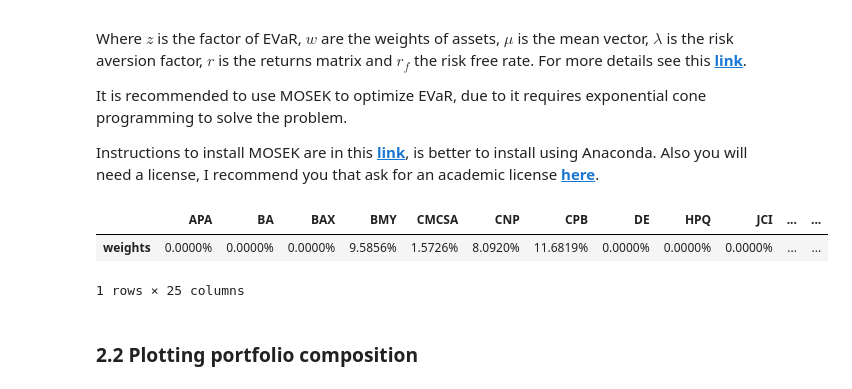
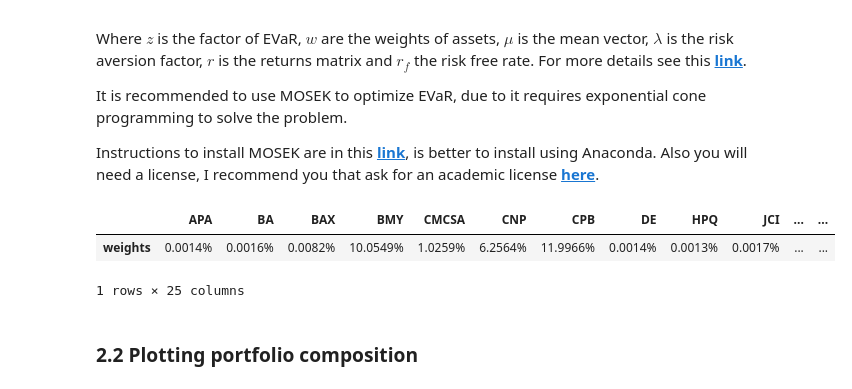
Before and after one commit to japan-d2/Riskfolio-Lib, a Jupyter notebook: examples/Tutorial 15 - Mean Entropic Value at Risk (EVaR) Optimization.ipynb, the cells around one changed output. Drawn from its saved outputs; the diff is of its cells as text; code cells hidden in the pictures.

```diff
--- a/examples/Tutorial 15 - Mean Entropic Value at Risk (EVaR) Optimization.ipynb
+++ b/examples/Tutorial 15 - Mean Entropic Value at Risk (EVaR) Optimization.ipynb
@@ -98,35 +98,35 @@ import riskfolio as rp
 
 # Building the portfolio object
 port = rp.Portfolio(returns=Y)
 
 # Calculating optimum portfolio
 
 # Select method and estimate input parameters:
 
 method_mu='hist' # Method to estimate expected returns based on historical data.
 method_cov='hist' # Method to estimate covariance matrix based on historical data.
 
 port.assets_stats(method_mu=method_mu, method_cov=method_cov, d=0.94)
 
 # Estimate optimal portfolio:
 
 # port.solvers = ['MOSEK'] # It is recommended to use mosek when optimizing EVaR
 port.alpha = 0.05 # Significance level for CVaR, EVaR y CDaR
 model='Classic' # Could be Classic (historical), BL (Black Litterman) or FM (Factor Model)
 rm = 'EVaR' # Risk measure used, this time will be EVaR
 # obj = 'Sharpe' # Objective function, could be MinRisk, MaxRet, Utility or Sharpe
 obj = 'Double_Utility' # Objective function, could be MinRisk, MaxRet, Utility or Sharpe
 hist = True # Use historical scenarios for risk measures that depend on scenarios
 rf = 0 # Risk free rate
 l = 0 # Risk aversion factor, only useful when obj is 'Utility'
 
 # w = port.optimization(model=model, rm=rm, obj=obj, rf=rf, l=l, hist=hist)
-w = port.optimization(model=model, rm=rm, obj=obj, rf=rf, l=[1,1], hist=hist)
+w = port.optimization(model=model, rm=rm, obj=obj, rf=rf, l=[100,100], hist=hist)
 
 display(w.T)
 # %% [output]
 |  | APA | BA | BAX | BMY | CMCSA | CNP | CPB | DE | HPQ | JCI | ... | ... |
-| weights | 0.0000% | 0.0000% | 0.0000% | 9.5856% | 1.5726% | 8.0920% | 11.6819% | 0.0000% | 0.0000% | 0.0000% | ... | ... |
+| weights | 0.0014% | 0.0016% | 0.0082% | 10.0549% | 1.0259% | 6.2564% | 11.9966% | 0.0014% | 0.0013% | 0.0017% | ... | ... |
 1 rows × 25 columns
 # %% [markdown]
 ### 2.2 Plotting portfolio composition
```
Also changed, not shown: parts of 1 cell of this notebook.
